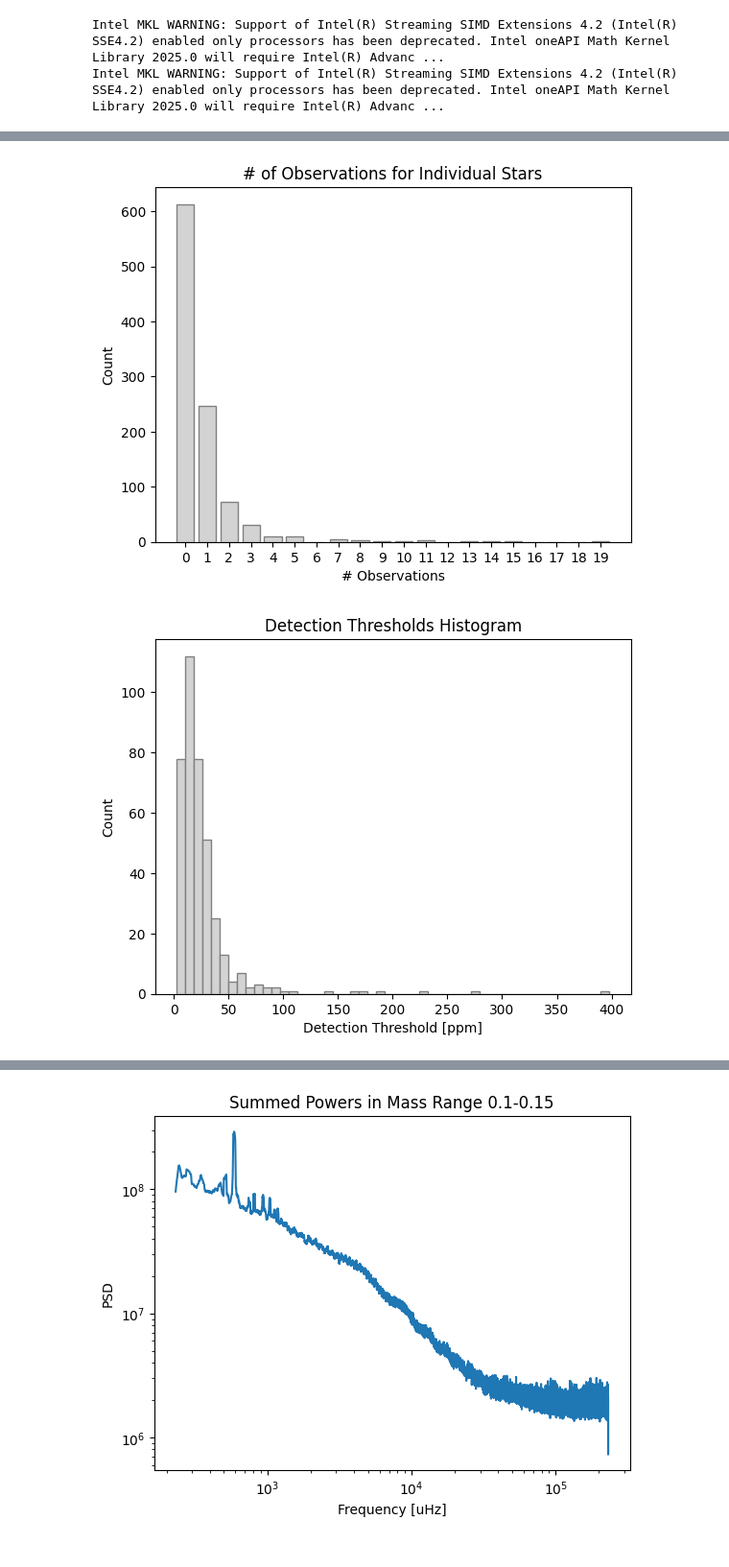
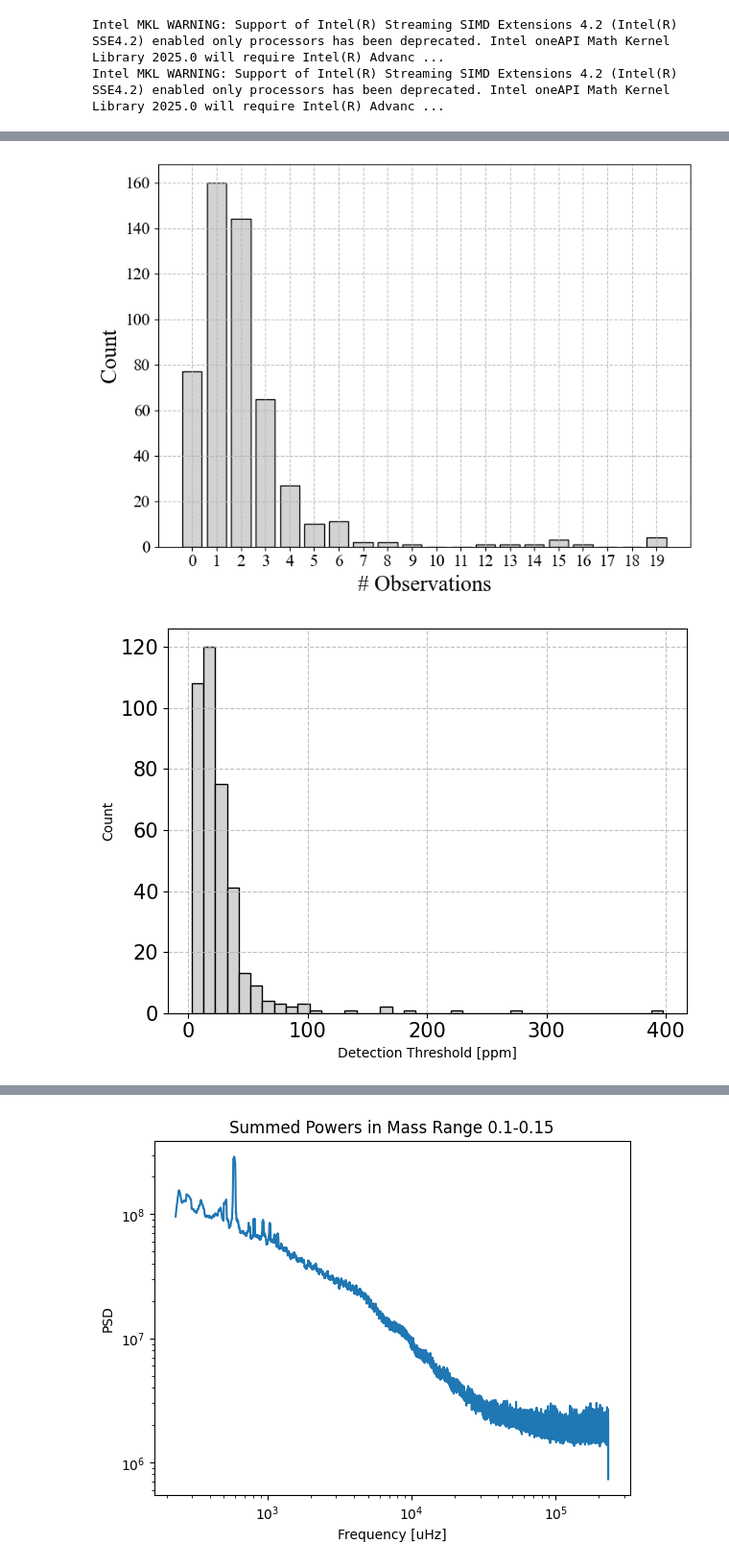
Before and after one commit to QuickPainter/M_Dwarf_Oscillations, a Jupyter notebook: load_analysis.ipynb, the cells around one changed output, grey strips where cells are left out. Shown at 96% size. Cells and saved outputs as stored; diff of their text form; code cells hidden in the pictures.

```diff
--- a/load_analysis.ipynb
+++ b/load_analysis.ipynb
@@ -31,0 +82,9 @@ Intel MKL WARNING: Support of Intel(R) Streaming SIMD Extensions 4.2 (Intel(R) S
+# %%
+def has_three_continuous_integers(lst):
+    lst.sort()  # Sort the list to ensure consecutive numbers are adjacent
+
+    for i in range(len(lst) - 2):
+        if lst[i] + 1 == lst[i + 1] == lst[i + 2] -1:
+            return True
+
+    return False
@@ -91,0 +288,10 @@ def get_paths(file_type):
+# %%
+flats= get_paths('flat')
+big = 0
+for i in flats:
+    if len(i) != 0:
+        with open(i[0],'rb') as f:
+            pw = pickle.load(f)
+            print(np.max(pw))
+            if np.max(pw) > 4:
+                big +=1
@@ -92,16 +316,22 @@ def get_paths(file_type):
+# %%
+plt.rcParams["font.family"] = "Times New Roman"
+plt.rcParams["font.size"] = 20
+plt.rcParams['figure.figsize'] = (8, 6)
 # %%
 obs = get_paths('obs')
 observations = [len(i) for i in obs]
 num_observations = np.histogram(observations,bins=np.arange(0,21,1))
-plt.bar(x=list(np.arange(0,20,1)),height=list(num_observations[0]), edgecolor='gray', color='lightgray')
+plt.bar(x=list(np.arange(0,20,1)),height=list(num_observations[0]), edgecolor='black', color='lightgray')
 plt.xticks(list(np.arange(0,20,1)))
-plt.title("# of Observations for Individual Stars")
 plt.xlabel("# Observations")
 plt.ylabel("Count")
-
+plt.grid(ls='--',alpha=.8)
+plt.tick_params(which='both',labelsize=15)
+plt.tight_layout()
+plt.savefig('/Users/caleb/Desktop/98Graphs/#obsS1')
 plt.show()
 # %% [output]
-[figure, old version]
+[figure, new version]
 # %%
 # plot threshold levels
 thresholds = get_paths('threshold')
@@ -111,14 +341,24 @@ for i in thresholds:
         with open(i[0],'rb') as f:
             pw = pickle.load(f)
         thresholds_list.append(pw)
+    else:
+        thresholds_list.append(-1)
+
+
 
 thresholds_list =np.array(thresholds_list)
-indices = np.where(thresholds_list<500)
-plt.hist(thresholds_list[indices],bins=50, edgecolor='gray', color='lightgray')
+indices = np.where((thresholds_list<500)&(thresholds_list>0))
+plt.grid(ls='--',alpha=.8)
+
+plt.hist(thresholds_list[indices],bins=40, edgecolor='black', color='lightgray')
 plt.xlabel("Detection Threshold [ppm]")
 plt.ylabel("Count")
-plt.title("Detection Thresholds Histogram")
+# plt.title("Detection Thresholds Histogram")
 # plt.xscale('log')
+plt.tick_params(which='both',labelsize=15)
+plt.tight_layout()
+plt.savefig('/Users/caleb/Desktop/98Graphs/#DetectionS2')
+
 plt.show()
 # %% [output]
-[figure, old version]
+[figure, new version]
```
Also changed, not shown: parts of 33 cells of this notebook, 1 other file.
